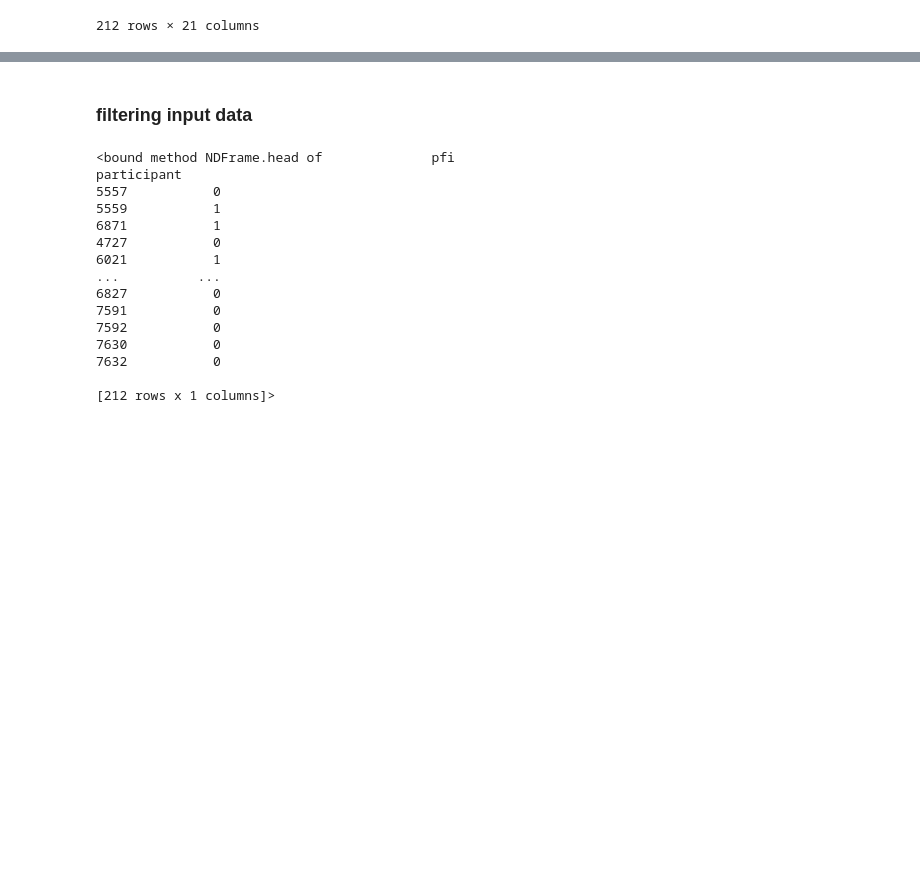
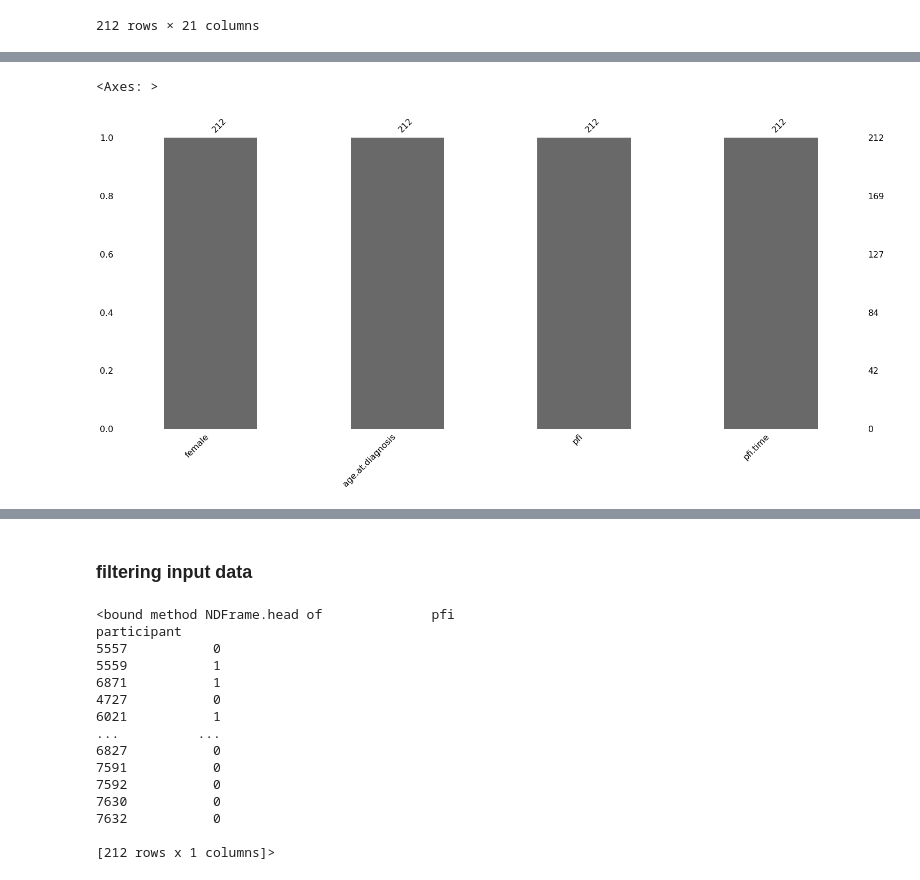
Before and after one commit to i-wallwork/Major-Project, a Jupyter notebook: Major-Project.ipynb, the cells around one changed output, grey strips where cells are left out. Cells and saved outputs as stored; diff of their text form; code cells hidden in the pictures; blank space fills up the shorter version.

```diff
--- a/Major-Project.ipynb
+++ b/Major-Project.ipynb
@@ -37,3 +70,10 @@ c_df
+# %%
+# features that are easily observable at clinical visits should be observed
+c3_df = pd.DataFrame(data=[c_df.female, c_df['age.at.diagnosis'], c_df.pfi, c_df['pfi.time']])
+msno.bar(c3_df.transpose(), sort='ascending')
+# %% [output]
+<Axes: >
+[figure, added]
 # %%
 p_df = pd.read_csv("/content/sample_data/protein.txt", sep="\t")
 p_df
```
Also changed, not shown: parts of 104 cells of this notebook.
